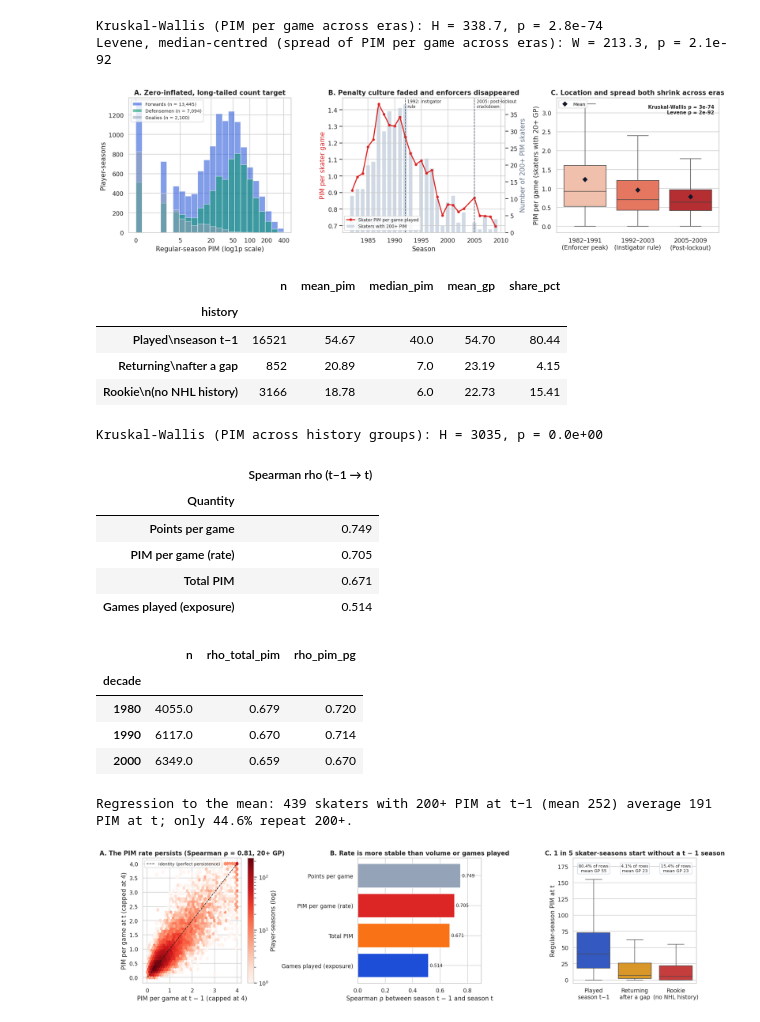
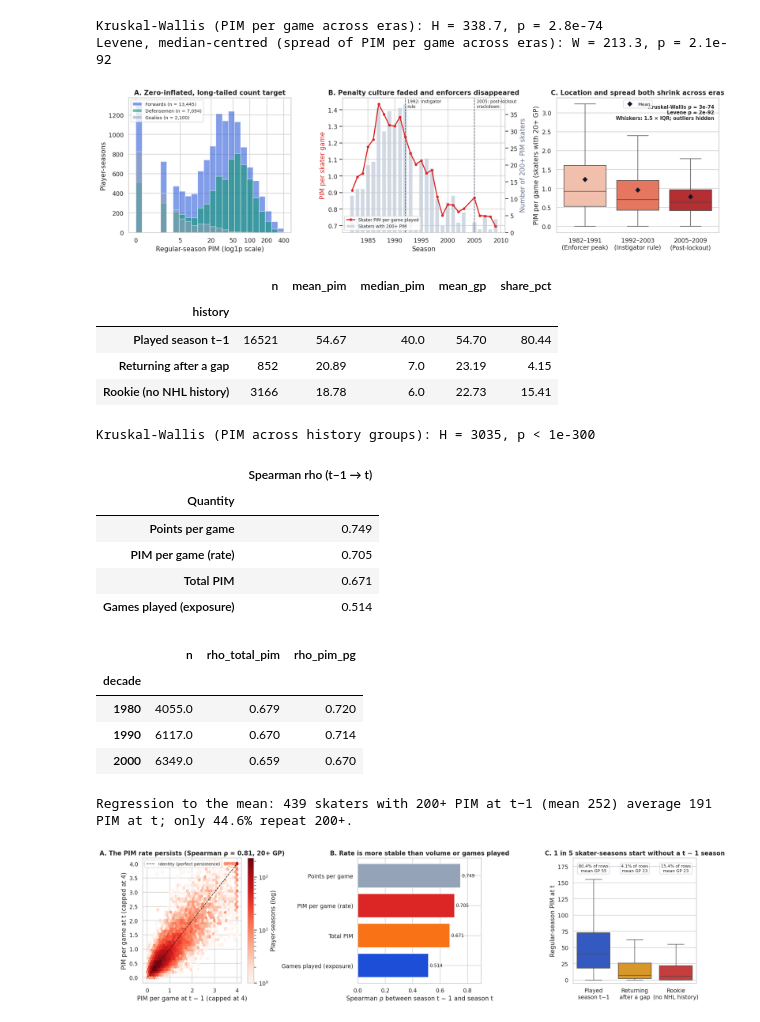
Before and after one commit to LuisBento2005/AC_DataMining, a Jupyter notebook: notebooks/01_eda.ipynb, the cells around one changed output. Drawn from its saved outputs; the diff is of its cells as text; code cells hidden in the pictures.

```diff
--- a/notebooks/01_eda.ipynb
+++ b/notebooks/01_eda.ipynb
@@ -571,42 +580,42 @@ ax[0].legend(fontsize=8.5)
 league = sk.groupby("year").agg(pim_sum=("pim", "sum"), gp_sum=("gp", "sum"), n200=("pim", lambda s: (s >= 200).sum()))
 league["pim_per_game"] = league["pim_sum"] / league["gp_sum"]
 ax1_r = ax[1].twinx()
 ax1_r.bar(league.index, league["n200"], color="#cbd5e1", alpha=0.9, label="Skaters with 200+ PIM")
 ax[1].plot(league.index, league["pim_per_game"], "o-", color="#dc2626", lw=2, ms=4, label="Skater PIM per game played")
 ax[1].set_zorder(ax1_r.get_zorder() + 1); ax[1].patch.set_visible(False)
 ax1_r.grid(False)
 for yr, txt in [(1992, "1992: instigator\nrule"), (2005, "2005: post-lockout\ncrackdown")]:
     ax[1].axvline(yr, color="#475569", ls="--", lw=1.1)
     ax[1].text(yr + 0.4, league["pim_per_game"].max() * 1.02, txt, fontsize=8, va="top")
 ax[1].set_xlabel("Season")
 ax[1].set_ylabel("PIM per skater game", color="#dc2626")
 ax1_r.set_ylabel("Number of 200+ PIM skaters", color="#64748b")
 h1, l1 = ax[1].get_legend_handles_labels(); h2, l2 = ax1_r.get_legend_handles_labels()
 ax[1].legend(h1 + h2, l1 + l2, loc="lower left", fontsize=8)
 ax[1].set_title("B. Penalty culture faded and enforcers disappeared", fontweight="bold")
 
 sns.boxplot(data=sk[sk["gp"] >= 20], x="pim_era", y="pim_pg", hue="pim_era", legend=False,
             showfliers=False, palette="Reds", ax=ax[2])
 means = sk[sk["gp"] >= 20].groupby("pim_era", observed=True)["pim_pg"].mean()
 ax[2].plot(range(len(means)), means.values, "D", color="#0f172a", ms=6, label="Mean")
-ax[2].annotate(f"Kruskal-Wallis p = {kw_c_p:.0e}\nLevene p = {lev_c_p:.0e}", xy=(0.97, 0.95),
+ax[2].annotate(f"Kruskal-Wallis p = {kw_c_p:.0e}\nLevene p = {lev_c_p:.0e}\nWhiskers: 1.5 × IQR; outliers hidden", xy=(0.97, 0.95),
                xycoords="axes fraction", ha="right", va="top", fontsize=9, fontweight="bold")
 ax[2].set_xlabel("")
 ax[2].set_ylabel("PIM per game (skaters with 20+ GP)")
 ax[2].set_title("C. Location and spread both shrink across eras", fontweight="bold")
-ax[2].legend(loc="upper left", fontsize=8.5)
+ax[2].legend(loc="upper center", fontsize=8.5)
 
 plt.tight_layout()
 plt.savefig(f"{FIG_DIR}/du15_task_c_target_eras.png")
 plt.show()
 # %% [output]
-[figure, old version]
+[figure, new version]
 # %%
 # Cold start: how many skater-seasons have no previous NHL season to learn from?
 sk["history"] = np.select(
     [sk["seasons_before"] == 0, sk["played_prev"] == 0],
-    ["Rookie\n(no NHL history)", "Returning\nafter a gap"],
-    "Played\nseason t−1",
+    ["Rookie (no NHL history)", "Returning after a gap"],
+    "Played season t−1",
 )
 hist_tbl = sk.groupby("history").agg(
     n=("pim", "size"), mean_pim=("pim", "mean"), median_pim=("pim", "median"), mean_gp=("gp", "mean"),
@@ -614,7 +623,8 @@ hist_tbl = sk.groupby("history").agg(
 hist_tbl["share_pct"] = 100 * hist_tbl["n"] / len(sk)
 display(hist_tbl.round(2))
 kw_h, kw_h_p = stats.kruskal(*[g["pim"].values for _, g in sk.groupby("history")])
-print(f"Kruskal-Wallis (PIM across history groups): H = {kw_h:.0f}, p = {kw_h_p:.1e}")
+p_txt = "p < 1e-300" if kw_h_p == 0 else f"p = {kw_h_p:.1e}"  # p underflows to 0.0 in floating point
+print(f"Kruskal-Wallis (PIM across history groups): H = {kw_h:.0f}, {p_txt}")
 
 # Persistence of rate vs. volume for players who played season t-1
 pp = sk[sk["played_prev"] == 1].copy()
@@ -645,10 +655,10 @@ print(f"Regression to the mean: {len(enf)} skaters with 200+ PIM at t−1 (mean
 # %% [output]
 |  | n | mean_pim | median_pim | mean_gp | share_pct |
 | history |  |  |  |  |  |
-| Played\nseason t−1 | 16521 | 54.67 | 40.0 | 54.70 | 80.44 |
-| Returning\nafter a gap | 852 | 20.89 | 7.0 | 23.19 | 4.15 |
-| Rookie\n(no NHL history) | 3166 | 18.78 | 6.0 | 22.73 | 15.41 |
+| Played season t−1 | 16521 | 54.67 | 40.0 | 54.70 | 80.44 |
+| Returning after a gap | 852 | 20.89 | 7.0 | 23.19 | 4.15 |
+| Rookie (no NHL history) | 3166 | 18.78 | 6.0 | 22.73 | 15.41 |
-Kruskal-Wallis (PIM across history groups): H = 3035, p = 0.0e+00
+Kruskal-Wallis (PIM across history groups): H = 3035, p < 1e-300
 |  | Spearman rho (t−1 → t) |
 | Quantity |  |
 | Points per game | 0.749 |
```
Also changed, not shown: parts of 7 cells of this notebook, 16 other files.
